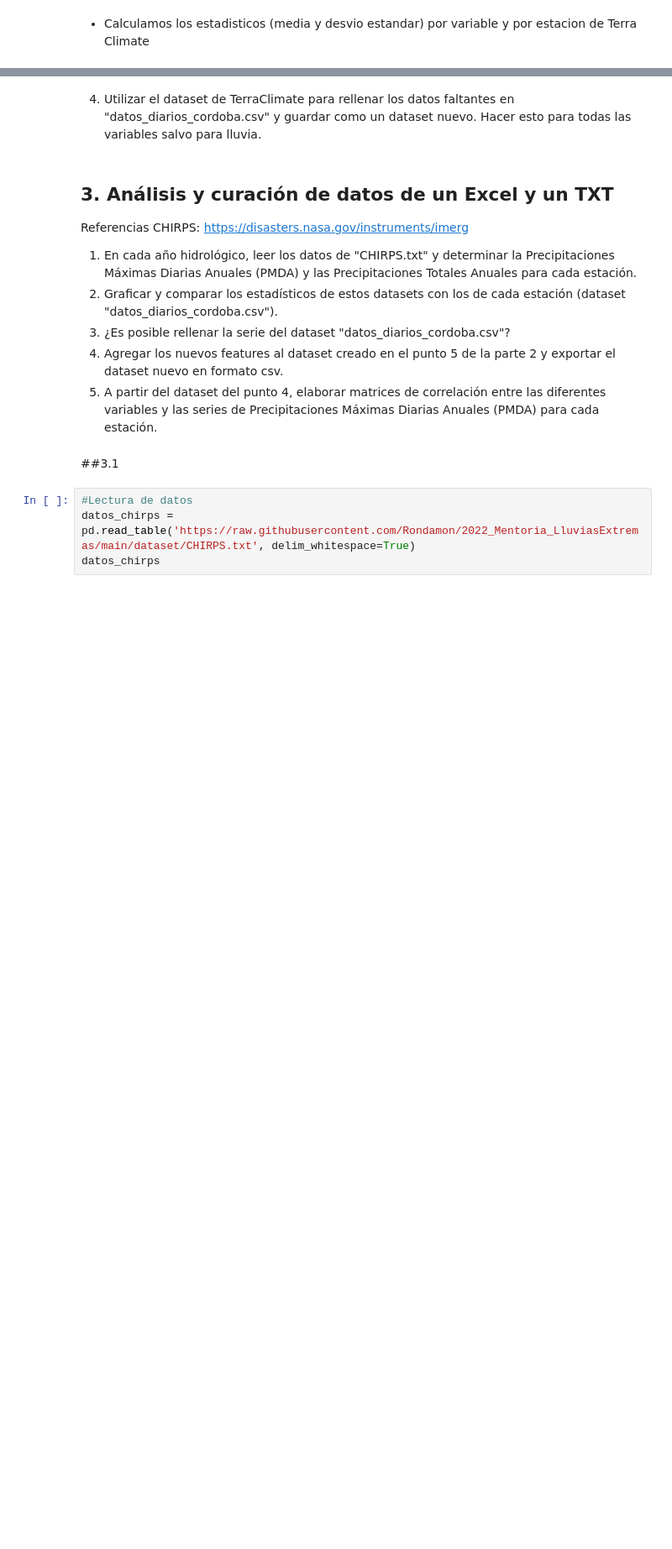
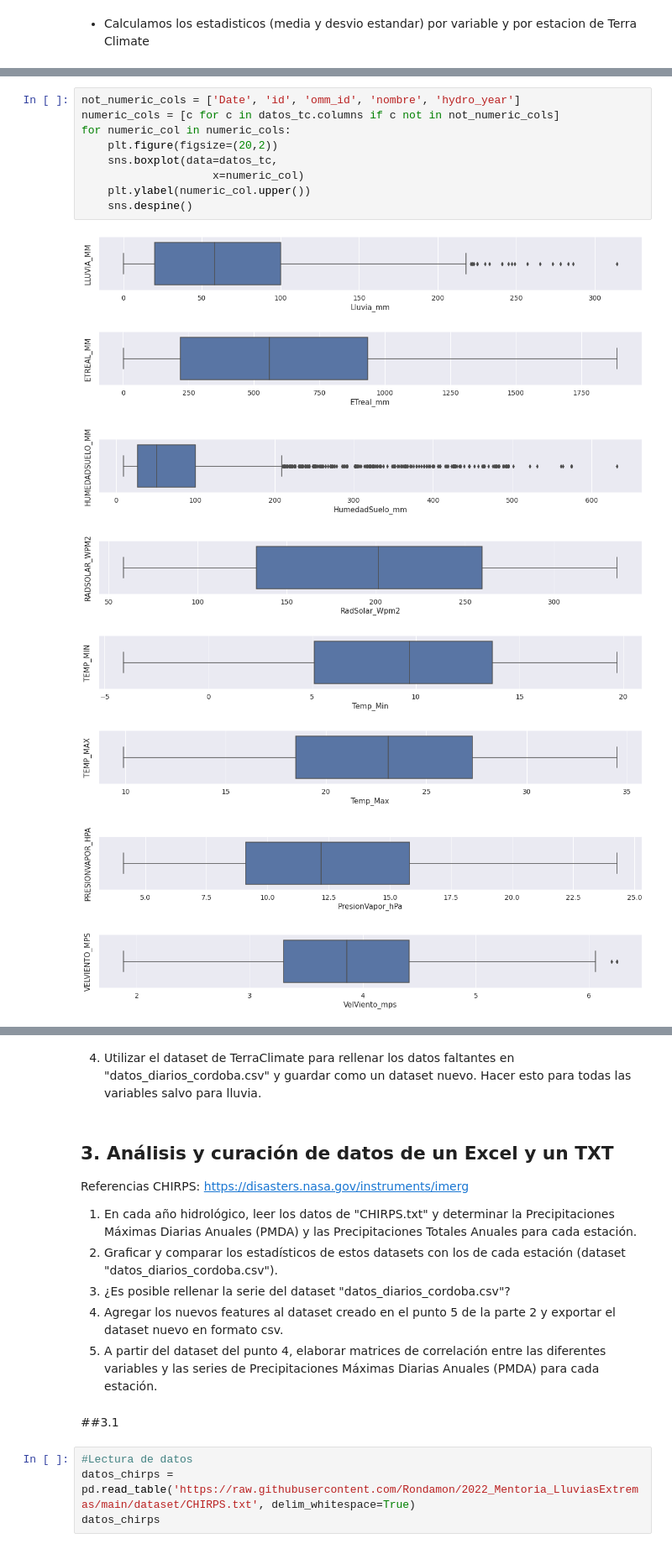
Before and after one commit to serantux/M_Predi_Lluvias_Extremas_10, a Jupyter notebook: TP2_Balbuena_Serrantes_Fonnegra_Velazquez.ipynb, the cells around one changed output, grey strips where cells are left out. Shown at 84% size. Cells and saved outputs as stored; diff of their text form; blank space fills up the shorter version.

```diff
--- a/TP2_Balbuena_Serrantes_Fonnegra_Velazquez.ipynb
+++ b/TP2_Balbuena_Serrantes_Fonnegra_Velazquez.ipynb
@@ -677,0 +687,18 @@ datos_tc_std
+# %%
+not_numeric_cols = ['Date', 'id', 'omm_id', 'nombre', 'hydro_year']
+numeric_cols = [c for c in datos_tc.columns if c not in not_numeric_cols]
+for numeric_col in numeric_cols:
+    plt.figure(figsize=(20,2))
+    sns.boxplot(data=datos_tc,
+                    x=numeric_col)
+    plt.ylabel(numeric_col.upper())
+    sns.despine()
+# %% [output]
+[figure, added]
+[figure, added]
+[figure, added]
+[figure, added]
+[figure, added]
+[figure, added]
+[figure, added]
+[figure, added]
```
Also changed, not shown: parts of 3 cells of this notebook.
